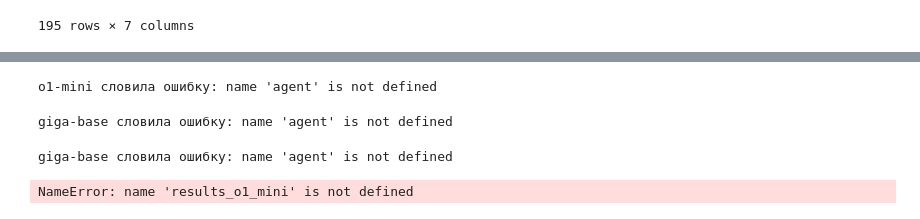
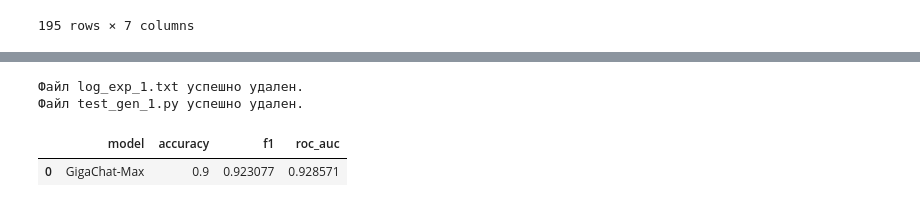
Before and after one commit to KhristovG/planner, a Jupyter notebook: manual_testing/Checker1.ipynb, the cells around one changed output, grey strips where cells are left out. Cells and saved outputs as stored; diff of their text form; code cells hidden in the pictures.

Commit message:
add 1st stage testing for gigamax

```diff
--- a/manual_testing/Checker1.ipynb
+++ b/manual_testing/Checker1.ipynb
@@ -145 +438,10 @@ scenarist = system_prompt | ChatOpenAI(
+# %%
+def inference_agent(exp_n,row,um):
+    save_path = generate_test_code(exp_n)
+    generate_scen_part(row,save_path)
+    add_base_agent(save_path,um)
+    log_file_path = test(exp_n)
+    ans = parse_output(log_file_path)
+    clear()
+    return ans
 # %%
@@ -195,44 +480,44 @@ def check_1st_stage(agent,api_key,mode,gigamodel = None):
     return results
 # %%
-try:
-    results_o1_mini = check_1st_stage(
-        agent = agent,
-        api_key=chatgpt_token,
-        mode='gpt'
-    )
-except Exception as e:
-    print(f"o1-mini словила ошибку: {e}")
+# try:
+#     results_o1_mini = check_1st_stage(
+#         agent = agent,
+#         api_key=chatgpt_token,
+#         mode='gpt'
+#     )
+# except Exception as e:
+#     print(f"o1-mini словила ошибку: {e}")
-# %% [output]
-o1-mini словила ошибку: name 'agent' is not defined
 # %%
-try:
-  results_giga_base= check_1st_stage(
-    agent=agent,
-    api_key = gigatoken,
-    mode ='giga',
-    gigamodel = 'GigaChat')
-except Exception as e:
-    print(f"giga-base словила ошибку: {e}")
+# try:
+#   results_giga_base= check_1st_stage(
+#     api_key = gigatoken,
+#     mode ='giga',
+#     gigamodel = 'GigaChat')
+# except Exception as e:
+#     print(f"giga-base словила ошибку: {e}")
-# %% [output]
-giga-base словила ошибку: name 'agent' is not defined
 # %%
+clear()
+
 try:
   results_giga_max= check_1st_stage(
-    agent=agent,
     api_key = gigatoken,
     mode ='giga',
     gigamodel = 'GigaChat-Max')
 except Exception as e:
     print(f"giga-base словила ошибку: {e}")
 # %% [output]
-giga-base словила ошибку: name 'agent' is not defined
+Файл log_exp_1.txt успешно удален.
+Файл test_gen_1.py успешно удален.
 # %%
-try:
-  combined_metrics = pd.concat([results_o1_mini, results_giga_base, results_giga_max], ignore_index=True)
-except:
-  combined_metrics = pd.concat([results_o1_mini, results_giga_base], ignore_index=True)
+# try:
+#   combined_metrics = pd.concat([results_o1_mini, results_giga_base, results_giga_max], ignore_index=True)
+# except:
+#   combined_metrics = pd.concat([results_o1_mini, results_giga_base], ignore_index=True)
 
 
-combined_metrics
+# combined_metrics
+
+results_giga_max
 # %% [output]
-NameError: name 'results_o1_mini' is not defined
+|  | model | accuracy | f1 | roc_auc |
+| 0 | GigaChat-Max | 0.9 | 0.923077 | 0.928571 |
```
Also changed, not shown: parts of 10 cells of this notebook, 1 other file.
